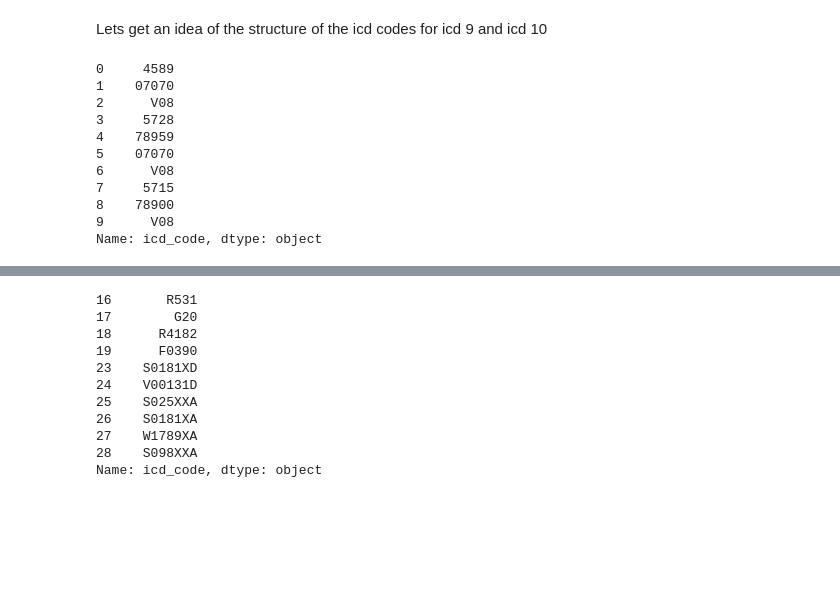
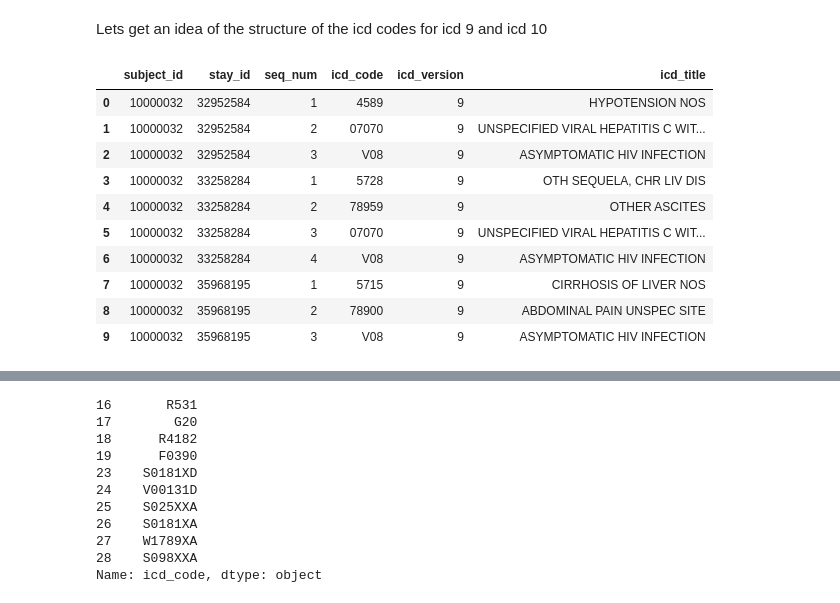
Before and after one commit to JewelsHovan/Milestone-I, a Jupyter notebook: src/EDA.ipynb, the cells around one changed output, grey strips where cells are left out. Saved outputs shown, nothing was run; the diff lists cells and outputs as text; code cells hidden in the pictures; blank space fills up the shorter version.

```diff
--- a/src/EDA.ipynb
+++ b/src/EDA.ipynb
@@ -1443,16 +1466,16 @@ diagnosis_icd9.icd_code.nunique(), diagnosis_icd10.icd_code.nunique()
 # %% [markdown]
 Lets get an idea of the structure of the icd codes for icd 9 and icd 10
 # %%
-diagnosis_icd9.icd_code.head(10)
+diagnosis_icd9.head(10)
 # %% [output]
-0     4589
-1    07070
-2      V08
-3     5728
-4    78959
-5    07070
-6      V08
-7     5715
-8    78900
-9      V08
-Name: icd_code, dtype: object
+|  | subject_id | stay_id | seq_num | icd_code | icd_version | icd_title |
+| 0 | 10000032 | 32952584 | 1 | 4589 | 9 | HYPOTENSION NOS |
+| 1 | 10000032 | 32952584 | 2 | 07070 | 9 | UNSPECIFIED VIRAL HEPATITIS C WIT... |
+| 2 | 10000032 | 32952584 | 3 | V08 | 9 | ASYMPTOMATIC HIV INFECTION |
+| 3 | 10000032 | 33258284 | 1 | 5728 | 9 | OTH SEQUELA, CHR LIV DIS |
+| 4 | 10000032 | 33258284 | 2 | 78959 | 9 | OTHER ASCITES |
+| 5 | 10000032 | 33258284 | 3 | 07070 | 9 | UNSPECIFIED VIRAL HEPATITIS C WIT... |
+| 6 | 10000032 | 33258284 | 4 | V08 | 9 | ASYMPTOMATIC HIV INFECTION |
+| 7 | 10000032 | 35968195 | 1 | 5715 | 9 | CIRRHOSIS OF LIVER NOS |
+| 8 | 10000032 | 35968195 | 2 | 78900 | 9 | ABDOMINAL PAIN UNSPEC SITE |
+| 9 | 10000032 | 35968195 | 3 | V08 | 9 | ASYMPTOMATIC HIV INFECTION |
```
Also changed, not shown: parts of 9 cells of this notebook, 15 other files.
